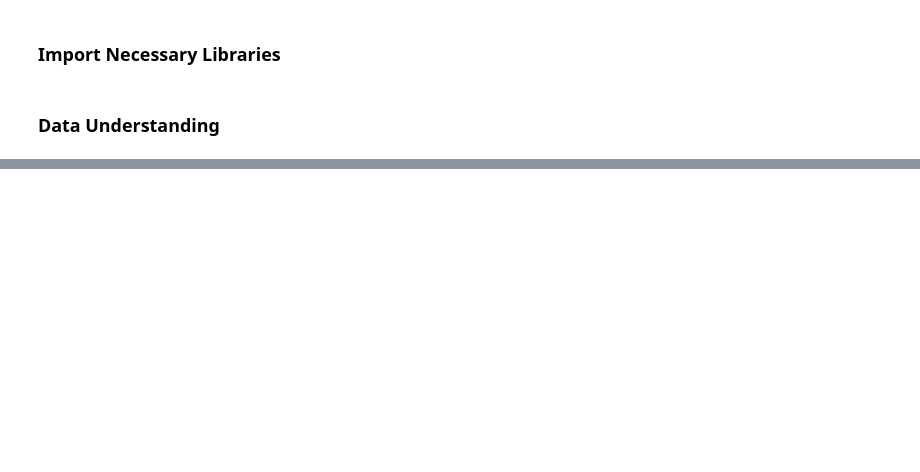
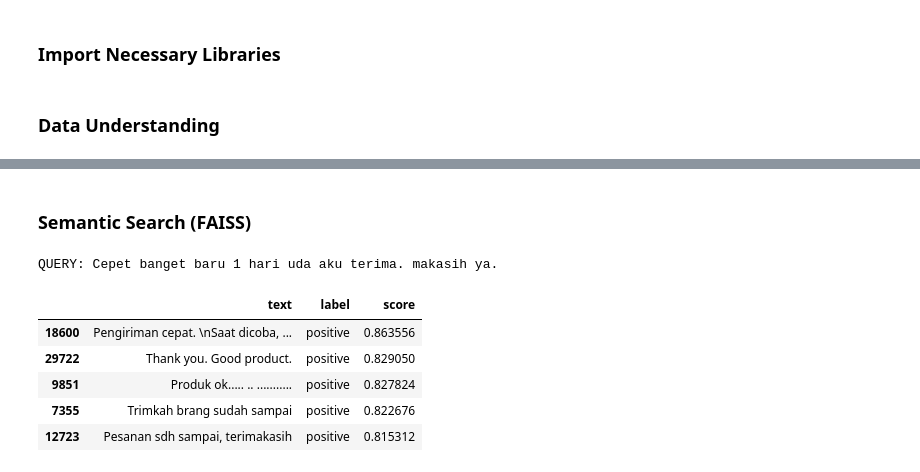
Before and after one commit to adikahnf/nolimit-ds-test-adika, a Jupyter notebook: sentiment.ipynb, the cells around one changed output, grey strips where cells are left out. Saved outputs shown, nothing was run; the diff lists cells and outputs as text; code cells hidden in the pictures; blank space fills up the shorter version.

```diff
--- a/sentiment.ipynb
+++ b/sentiment.ipynb
@@ -17,0 +254,10 @@ df.head()
+# %%
+# Rebuild embeddings using the downsampled TRAIN
+E_train = embed(train_bal["text"].tolist())
+y_train = train_bal["label"].tolist()
+
+# (VAL/TEST stay as you already built)
+E_val   = embed(X_val["text"].tolist())
+E_test  = embed(X_test["text"].tolist())
+y_val   = X_val["label"].tolist()
+y_test  = X_test["label"].tolist()
@@ -17,0 +299,16 @@ df.head()
+# %%
+class_weight = {"negative": 6.0, "neutral": 3.0, "positive": 1.0}
+
+base_svc = LinearSVC(class_weight=class_weight, max_iter=5000)
+clf = CalibratedClassifierCV(base_svc, method="sigmoid", cv=3)   # Platt scaling
+clf.fit(E_train, y_train)
+
+
+print("=== VAL (LinearSVC+calibration) ===")
+pred_val = clf.predict(E_val)
+print(classification_report(y_val, pred_val, digits=3))
+
+print("=== TEST (LinearSVC+calibration) ===")
+pred_test = clf.predict(E_test)
+print(classification_report(y_test, pred_test, digits=3))
+print("Confusion matrix (TEST):\n", confusion_matrix(y_test, pred_test))
@@ -17,0 +333,26 @@ df.head()
+# %% [markdown]
+### Semantic Search (FAISS)
+# %%
+dim = E_train.shape[1]
+faiss_index = faiss.IndexFlatIP(dim)   # cosine via normalized embeddings
+faiss_index.add(E_train)
+
+def topk_similar(text, k=5):
+    v = embed([text])
+    D, I = faiss_index.search(v, k)
+    rows = X_train.iloc[I[0]][["text","label"]].copy()
+    rows["score"] = D[0]
+    return rows
+
+# demo
+sample = X_test.sample(1).iloc[0]
+print("QUERY:", sample["text"])
+topk_similar(sample["text"], k=5)
+# %% [output]
+QUERY: Cepet banget baru 1 hari uda aku terima. makasih ya.
+|  | text | label | score |
+| 18600 | Pengiriman cepat. \nSaat dicoba, ... | positive | 0.863556 |
+| 29722 | Thank you. Good product. | positive | 0.829050 |
+| 9851 | Produk ok..... .. ........... | positive | 0.827824 |
+| 7355 | Trimkah brang sudah sampai | positive | 0.822676 |
+| 12723 | Pesanan sdh sampai, terimakasih | positive | 0.815312 |
```
Also changed, not shown: parts of 23 cells of this notebook.
